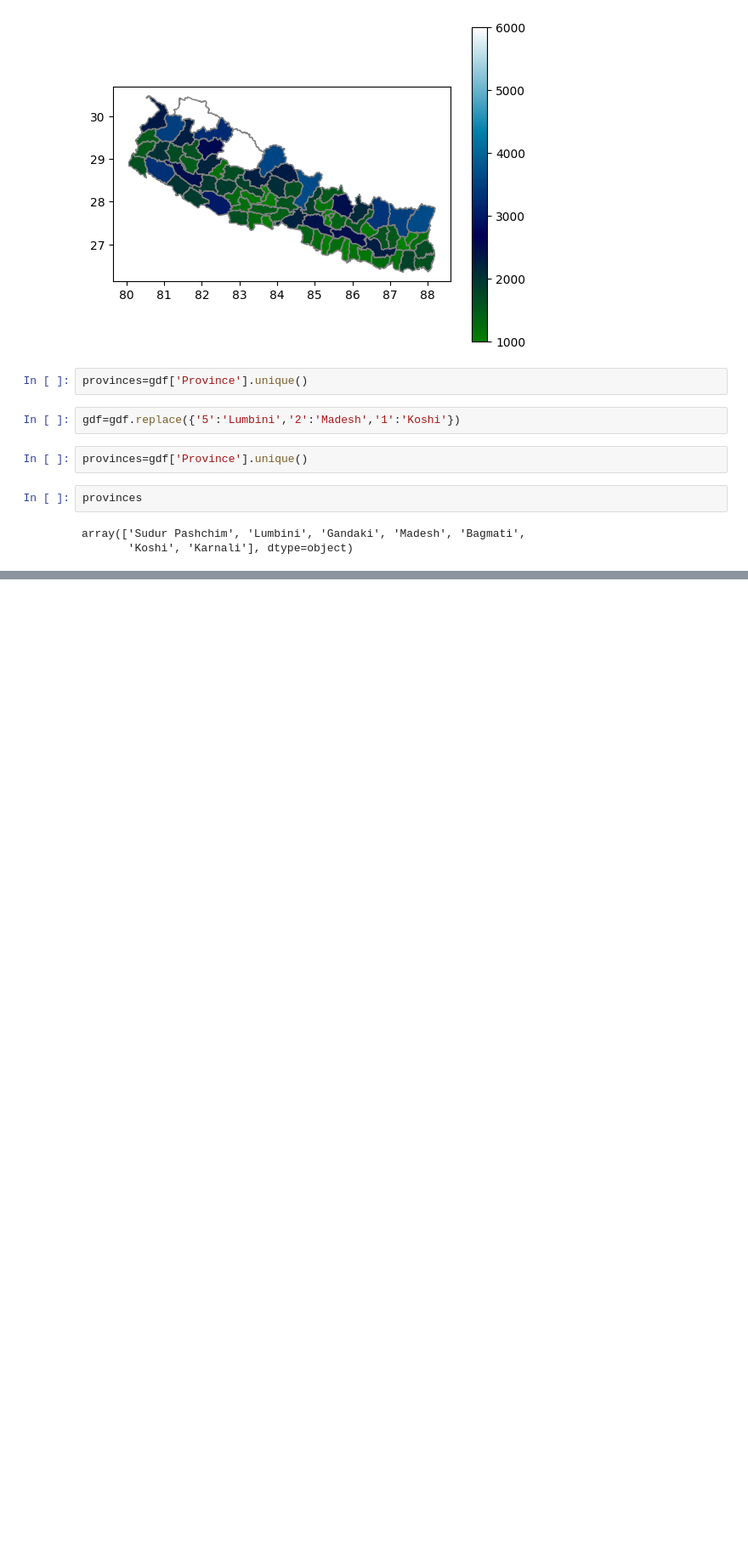
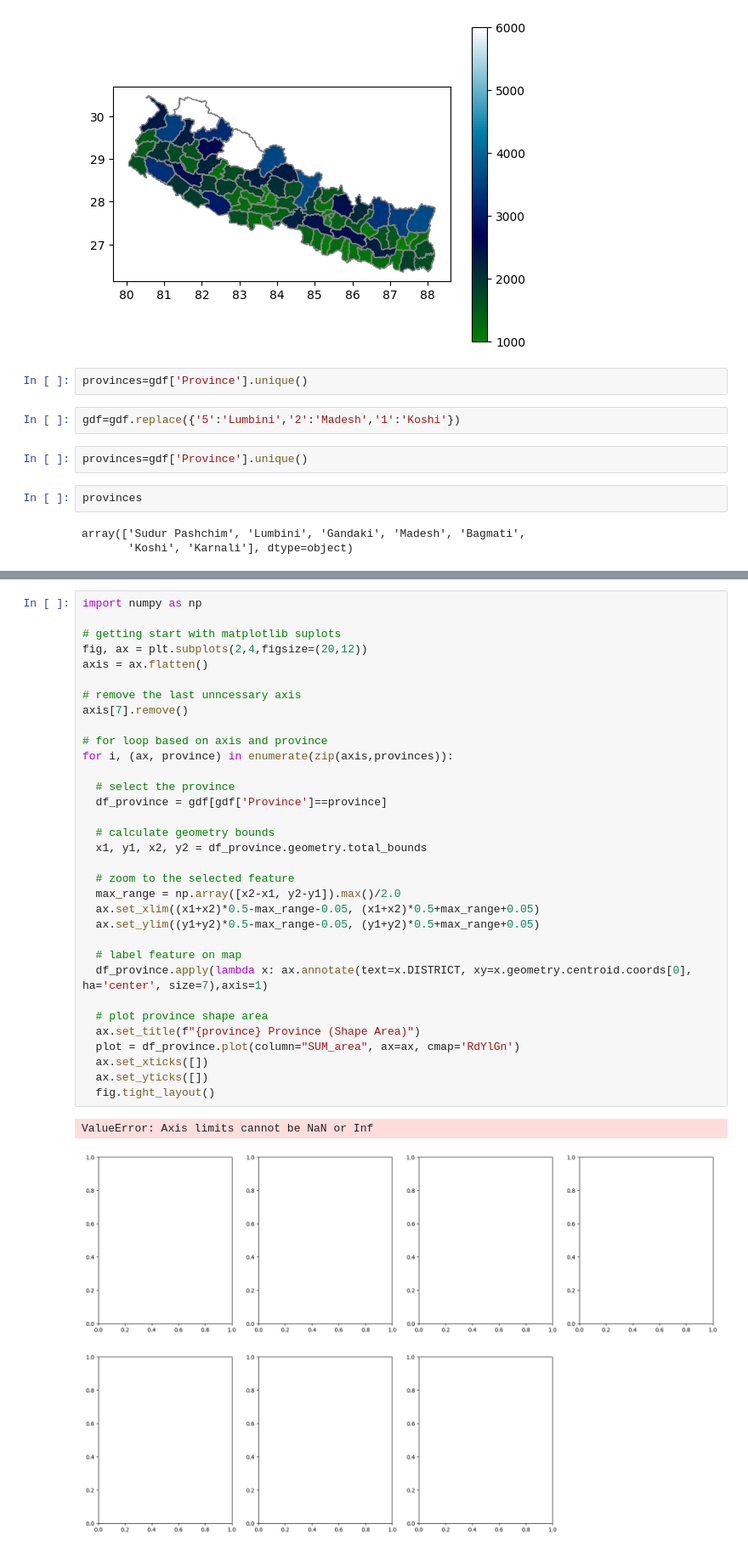
Before and after one commit to Pushpagtm/Interpolation, a Jupyter notebook: vector_processing.ipynb, the cells around one changed output, grey strips where cells are left out. Shown at 85% size. Cells and saved outputs as stored; diff of their text form; blank space fills up the shorter version.

```diff
--- a/vector_processing.ipynb
+++ b/vector_processing.ipynb
@@ -116,0 +137,36 @@ array(['Sudur Pashchim', 'Lumbini', 'Gandaki', 'Madesh', 'Bagmati',
+# %%
+import numpy as np
+
+# getting start with matplotlib suplots
+fig, ax = plt.subplots(2,4,figsize=(20,12))
+axis = ax.flatten()
+
+# remove the last unncessary axis
+axis[7].remove()
+
+# for loop based on axis and province
+for i, (ax, province) in enumerate(zip(axis,provinces)):
+
+  # select the province
+  df_province = gdf[gdf['Province']==province]
+
+  # calculate geometry bounds
+  x1, y1, x2, y2 = df_province.geometry.total_bounds
+
+  # zoom to the selected feature
+  max_range = np.array([x2-x1, y2-y1]).max()/2.0
+  ax.set_xlim((x1+x2)*0.5-max_range-0.05, (x1+x2)*0.5+max_range+0.05)
+  ax.set_ylim((y1+y2)*0.5-max_range-0.05, (y1+y2)*0.5+max_range+0.05)
+
+  # label feature on map
+  df_province.apply(lambda x: ax.annotate(text=x.DISTRICT, xy=x.geometry.centroid.coords[0], ha='center', size=7),axis=1)
+
+  # plot province shape area
+  ax.set_title(f"{province} Province (Shape Area)")
+  plot = df_province.plot(column="SUM_area", ax=ax, cmap='RdYlGn')
+  ax.set_xticks([])
+  ax.set_yticks([])
+  fig.tight_layout()
+# %% [output]
+ValueError: Axis limits cannot be NaN or Inf
+[figure, added]
```
Also changed, not shown: parts of 3 cells of this notebook.
